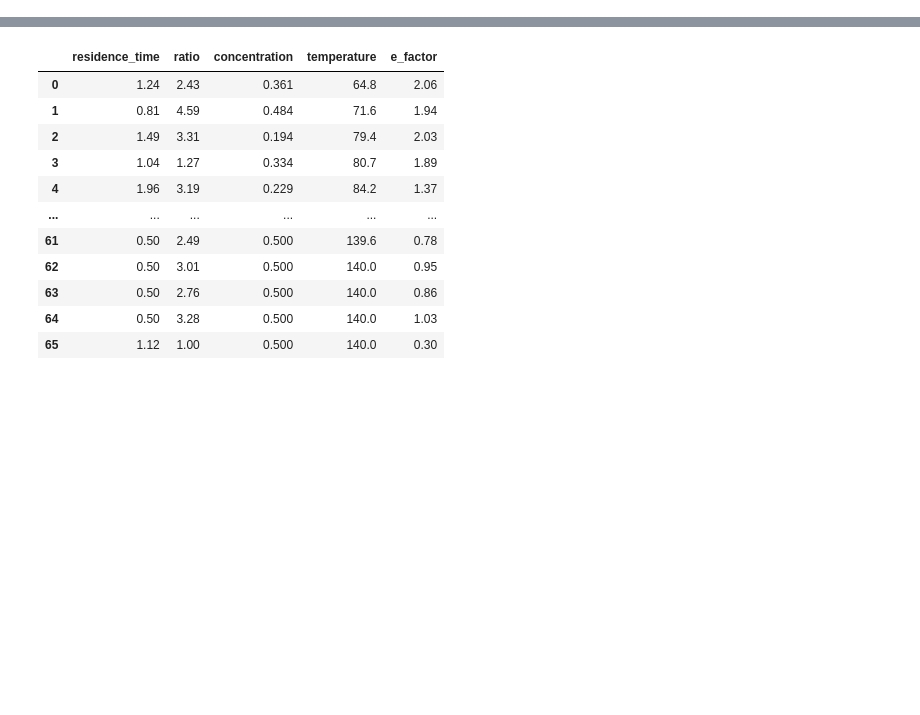
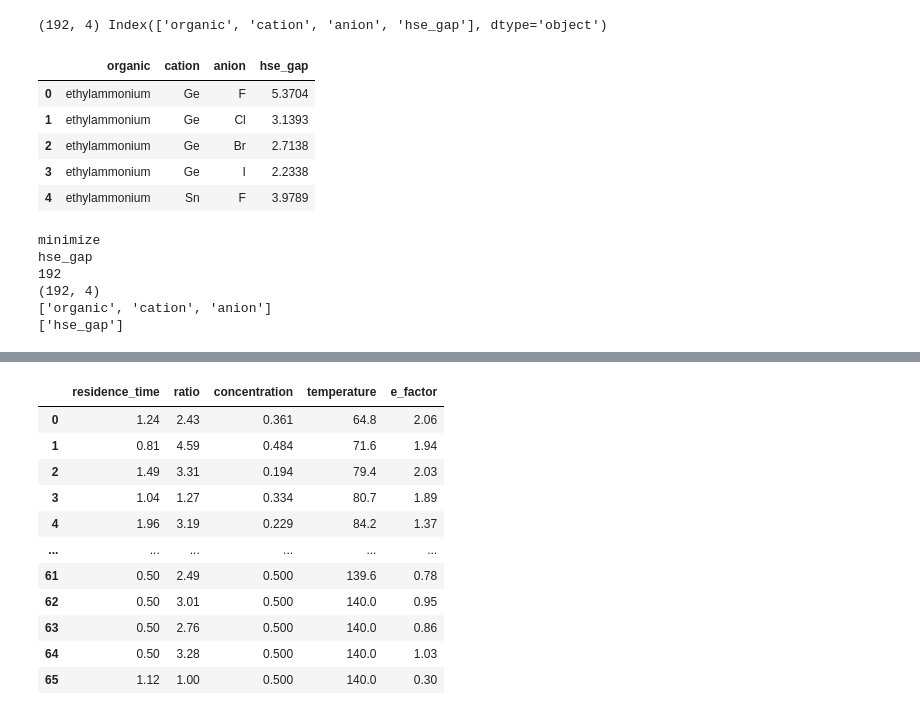
Before and after one commit to aspuru-guzik-group/olympus, a Jupyter notebook: examples/dataset_and_splits.ipynb, the cells around one changed output, grey strips where cells are left out. Cells and saved outputs as stored; diff of their text form; code cells hidden in the pictures; blank space fills up the shorter version.

Commit message:
add categorical perovskite dataset and update dataset object

```diff
--- a/examples/dataset_and_splits.ipynb
+++ b/examples/dataset_and_splits.ipynb
@@ -2 +9,29 @@
 from olympus import Dataset
+# %%
+dataset = Dataset(kind='perovskites')
+print(dataset.data.shape, dataset.data.columns)
+dataset.data.head()
+# %% [output]
+(192, 4) Index(['organic', 'cation', 'anion', 'hse_gap'], dtype='object')
+|  | organic | cation | anion | hse_gap |
+| 0 | ethylammonium | Ge | F | 5.3704 |
+| 1 | ethylammonium | Ge | Cl | 3.1393 |
+| 2 | ethylammonium | Ge | Br | 2.7138 |
+| 3 | ethylammonium | Ge | I | 2.2338 |
+| 4 | ethylammonium | Sn | F | 3.9789 |
+# %%
+print(dataset.goal)
+print(dataset.measurement_name)
+print(dataset.size)
+print(dataset.shape)
+#print(dataset.dataset_info())
+print(dataset.feature_names)
+print(dataset.target_names)
+#print(dataset.train_set_targets)
+# %% [output]
+minimize
+hse_gap
+192
+(192, 4)
+['organic', 'cation', 'anion']
+['hse_gap']
```
Also changed, not shown: parts of 4 cells of this notebook, 5 other files.
